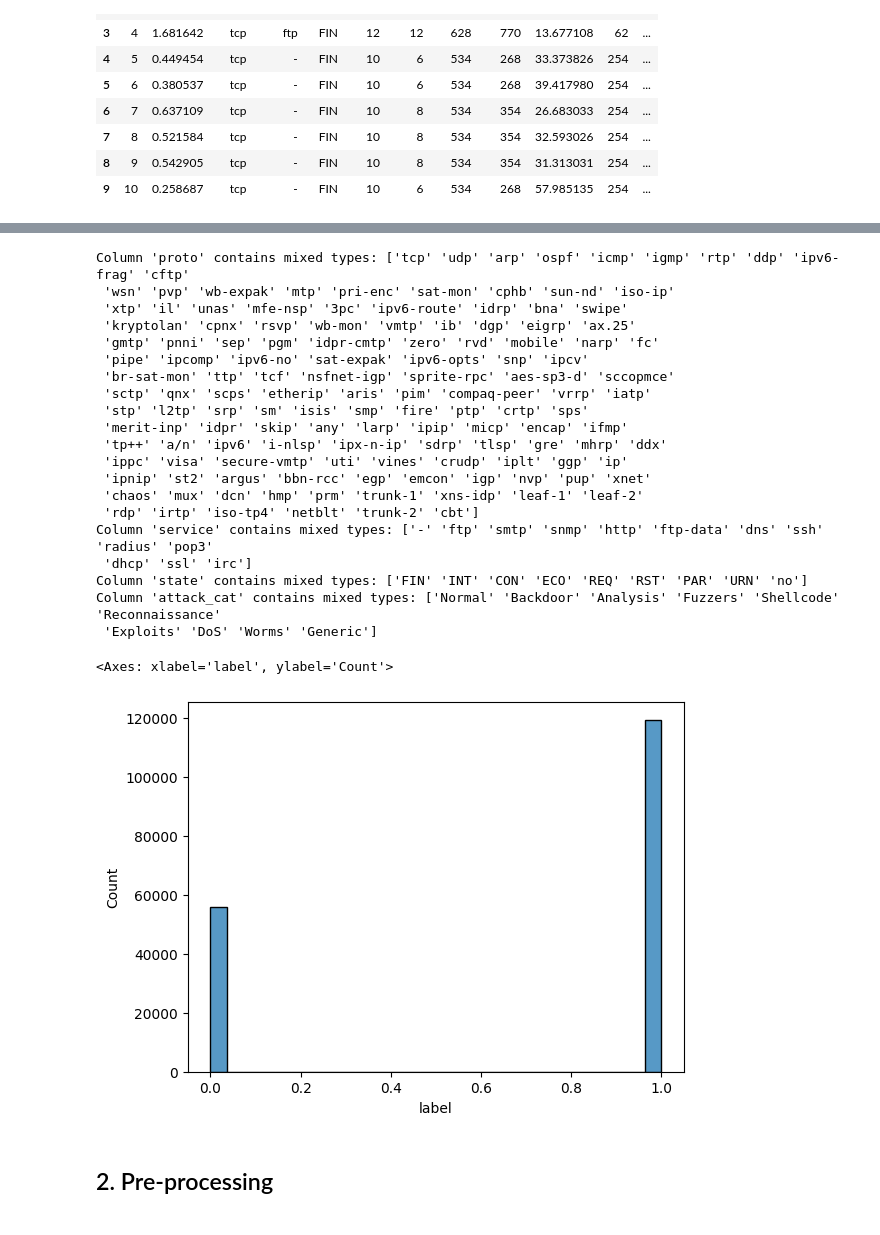
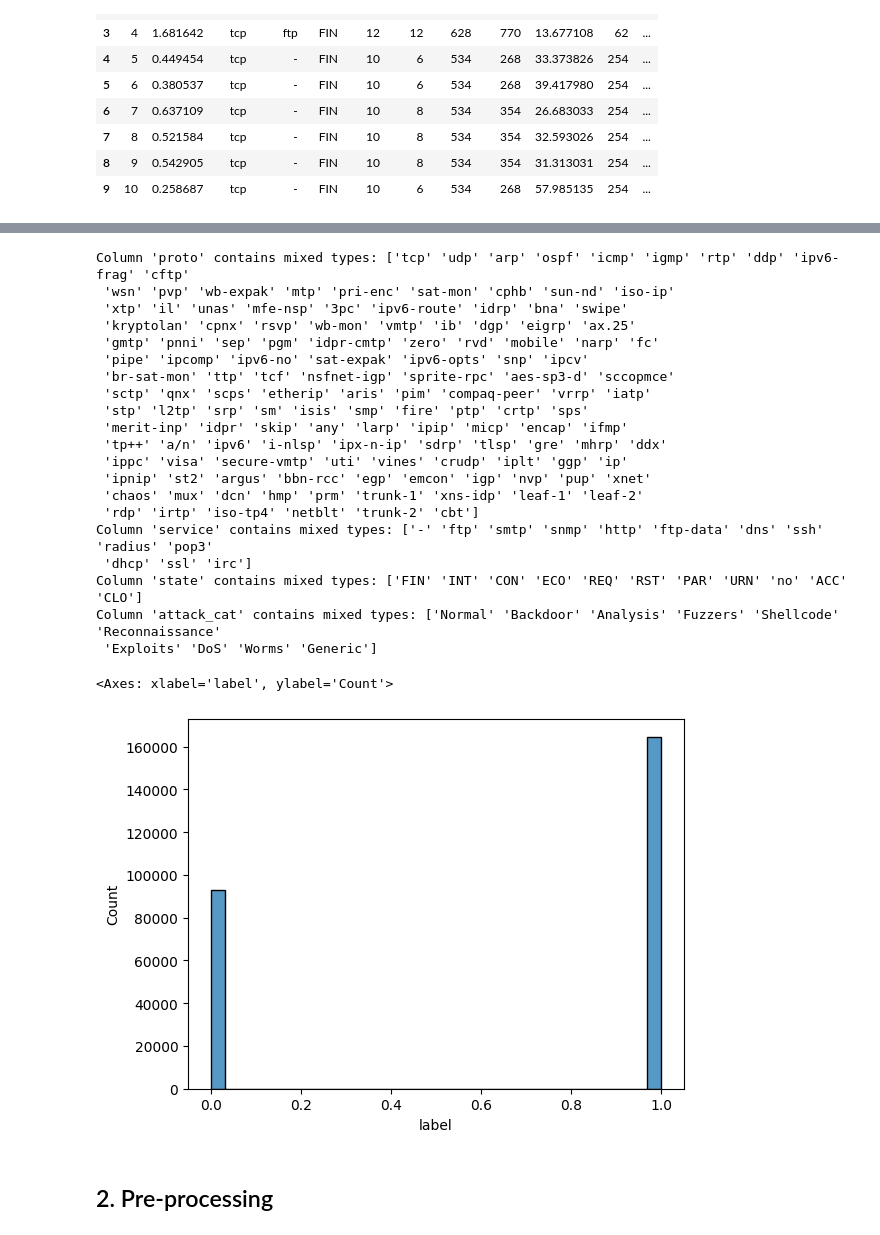
Before and after one commit to aKravtschenko/DEEPL-Autoencoder, a Jupyter notebook: new_autoencoder.ipynb, the cells around one changed output, grey strips where cells are left out. Cells and saved outputs as stored; diff of their text form; code cells hidden in the pictures.

```diff
--- a/new_autoencoder.ipynb
+++ b/new_autoencoder.ipynb
@@ -20,6 +24,9 @@ KEEP_MOST_USED_OBJECTS = 5 # Keep the most used objects per column; Default = 5
 # %% [markdown]
 ## 1. EDA
 # %%
-df = pd.read_csv('./data/UNSW_NB15_testing-set.csv')
-df_old = df.copy()
+df_train = pd.read_csv('./data/UNSW_NB15_training-set.csv')
+df_test = pd.read_csv('./data/UNSW_NB15_testing-set.csv')
+df_old = df_train.copy()
+# %%
+df_train = pd.concat([df_train, df_test])
 # %%
@@ -78,10 +85,10 @@ df.describe(include='all')
 # %%
 # Overview of all the unique features withihn the dataset
-mixed_types = df.apply(lambda x: any(isinstance(val, str) for val in x))
+mixed_types = df_train.apply(lambda x: any(isinstance(val, str) for val in x))
 
 for column, is_mixed_type in mixed_types.items():
     if is_mixed_type:
-        mixed_values = df.loc[df[column].apply(lambda x: isinstance(x, str)), column].unique()
+        mixed_values = df_train.loc[df_train[column].apply(lambda x: isinstance(x, str)), column].unique()
         print(f"Column '{column}' contains mixed types: {mixed_values}")
 # %% [output]
 Column 'proto' contains mixed types: ['tcp' 'udp' 'arp' 'ospf' 'icmp' 'igmp' 'rtp' 'ddp' 'ipv6-frag' 'cftp'
@@ -101,14 +108,14 @@ Column 'proto' contains mixed types: ['tcp' 'udp' 'arp' 'ospf' 'icmp' 'igmp' 'rt
  'rdp' 'irtp' 'iso-tp4' 'netblt' 'trunk-2' 'cbt']
 Column 'service' contains mixed types: ['-' 'ftp' 'smtp' 'snmp' 'http' 'ftp-data' 'dns' 'ssh' 'radius' 'pop3'
  'dhcp' 'ssl' 'irc']
-Column 'state' contains mixed types: ['FIN' 'INT' 'CON' 'ECO' 'REQ' 'RST' 'PAR' 'URN' 'no']
+Column 'state' contains mixed types: ['FIN' 'INT' 'CON' 'ECO' 'REQ' 'RST' 'PAR' 'URN' 'no' 'ACC' 'CLO']
 Column 'attack_cat' contains mixed types: ['Normal' 'Backdoor' 'Analysis' 'Fuzzers' 'Shellcode' 'Reconnaissance'
  'Exploits' 'DoS' 'Worms' 'Generic']
 # %%
-sns.histplot(x = df.label)
+sns.histplot(x = df_train.label)
 # %% [output]
 <Axes: xlabel='label', ylabel='Count'>
-[figure, old version]
+[figure, new version]
 # %% [markdown]
 ## 2. Pre-processing
 # %%
```
Also changed, not shown: parts of 58 cells of this notebook, 3 other files.
